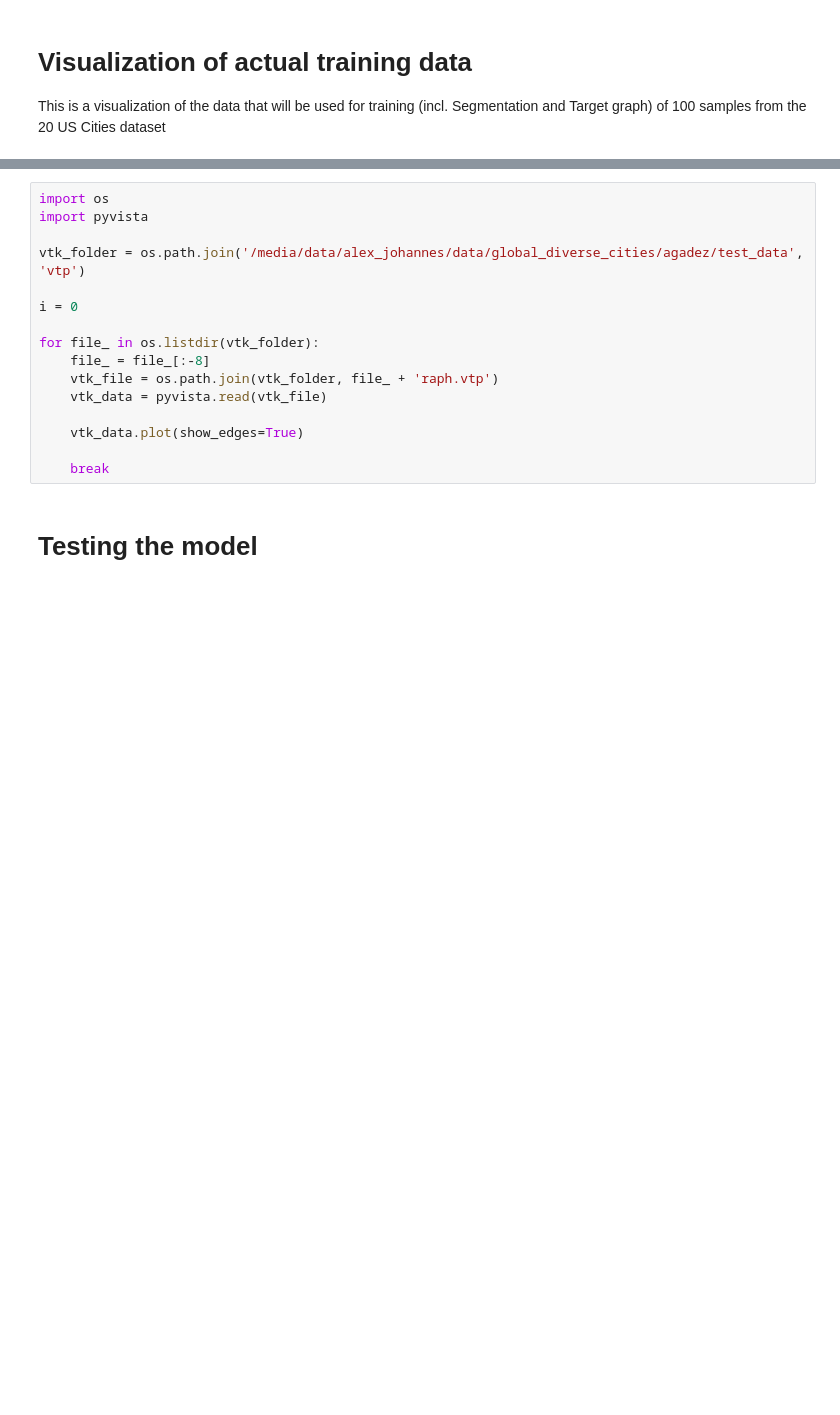
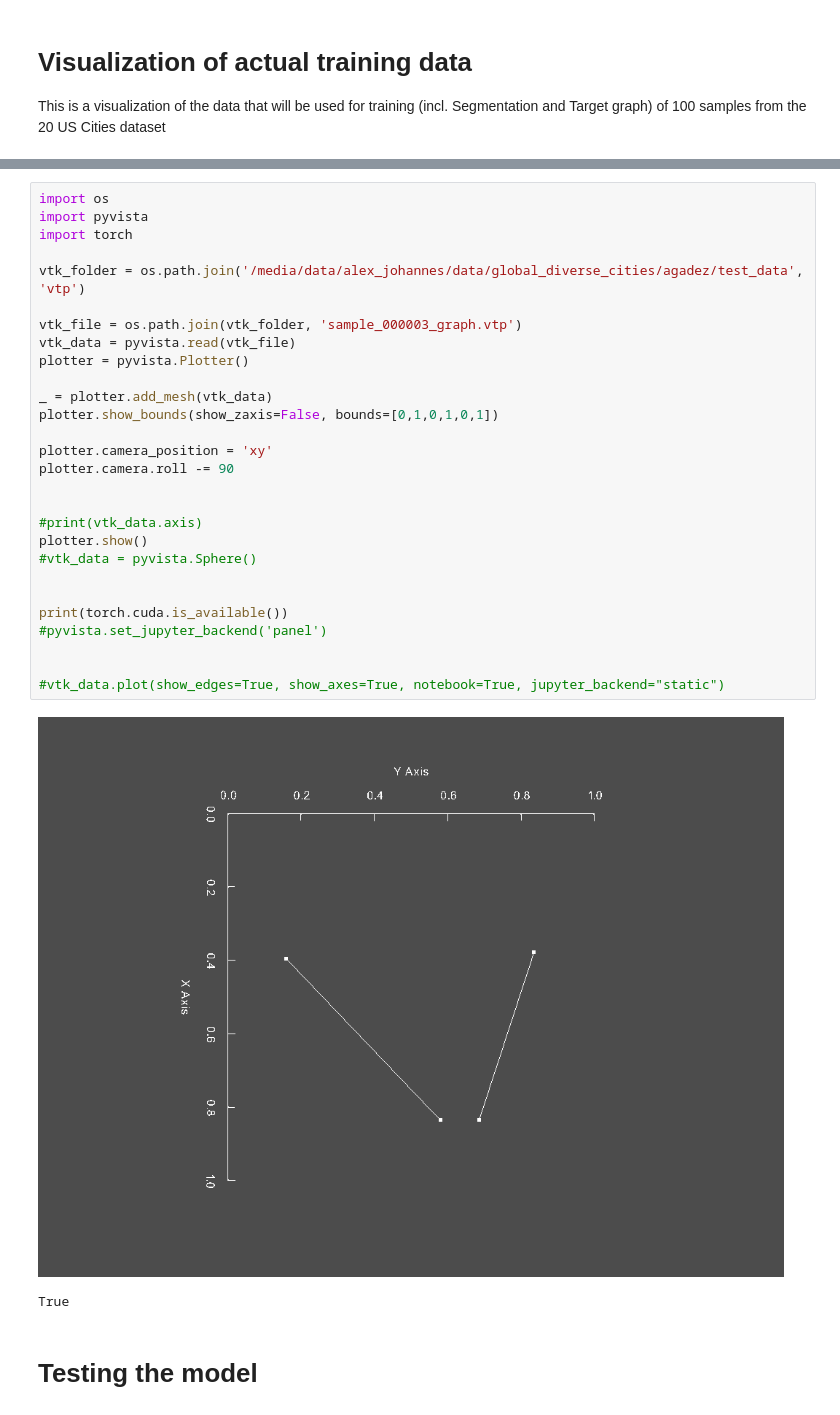
Before and after one commit to ankke/thesis, a Jupyter notebook: visualize_data.ipynb, the cells around one changed output, grey strips where cells are left out. Saved outputs shown, nothing was run; the diff lists cells and outputs as text; blank space fills up the shorter version.

```diff
--- a/visualize_data.ipynb
+++ b/visualize_data.ipynb
@@ -201,19 +203,34 @@ plt.show()
 # %%
 import os
 import pyvista
+import torch
 
 vtk_folder = os.path.join('/media/data/alex_johannes/data/global_diverse_cities/agadez/test_data', 'vtp')
 
-i = 0
+vtk_file = os.path.join(vtk_folder, 'sample_000003_graph.vtp')
+vtk_data = pyvista.read(vtk_file)
+plotter = pyvista.Plotter()
 
-for file_ in os.listdir(vtk_folder):
-    file_ = file_[:-8]
-    vtk_file = os.path.join(vtk_folder, file_ + 'raph.vtp')
-    vtk_data = pyvista.read(vtk_file)
+_ = plotter.add_mesh(vtk_data)
+plotter.show_bounds(show_zaxis=False, bounds=[0,1,0,1,0,1])
 
-    vtk_data.plot(show_edges=True)
+plotter.camera_position = 'xy'
+plotter.camera.roll -= 90
 
-    break
+
+#print(vtk_data.axis)
+plotter.show()
+#vtk_data = pyvista.Sphere()
+
+
+print(torch.cuda.is_available())
+#pyvista.set_jupyter_backend('panel')
+
+
+#vtk_data.plot(show_edges=True, show_axes=True, notebook=True, jupyter_backend="static")
+# %% [output]
+[figure, added]
+True
 # %% [markdown]
 # Testing the model
 # %% [markdown]
```
Also changed, not shown: parts of 1 cell of this notebook, 3 other files.
